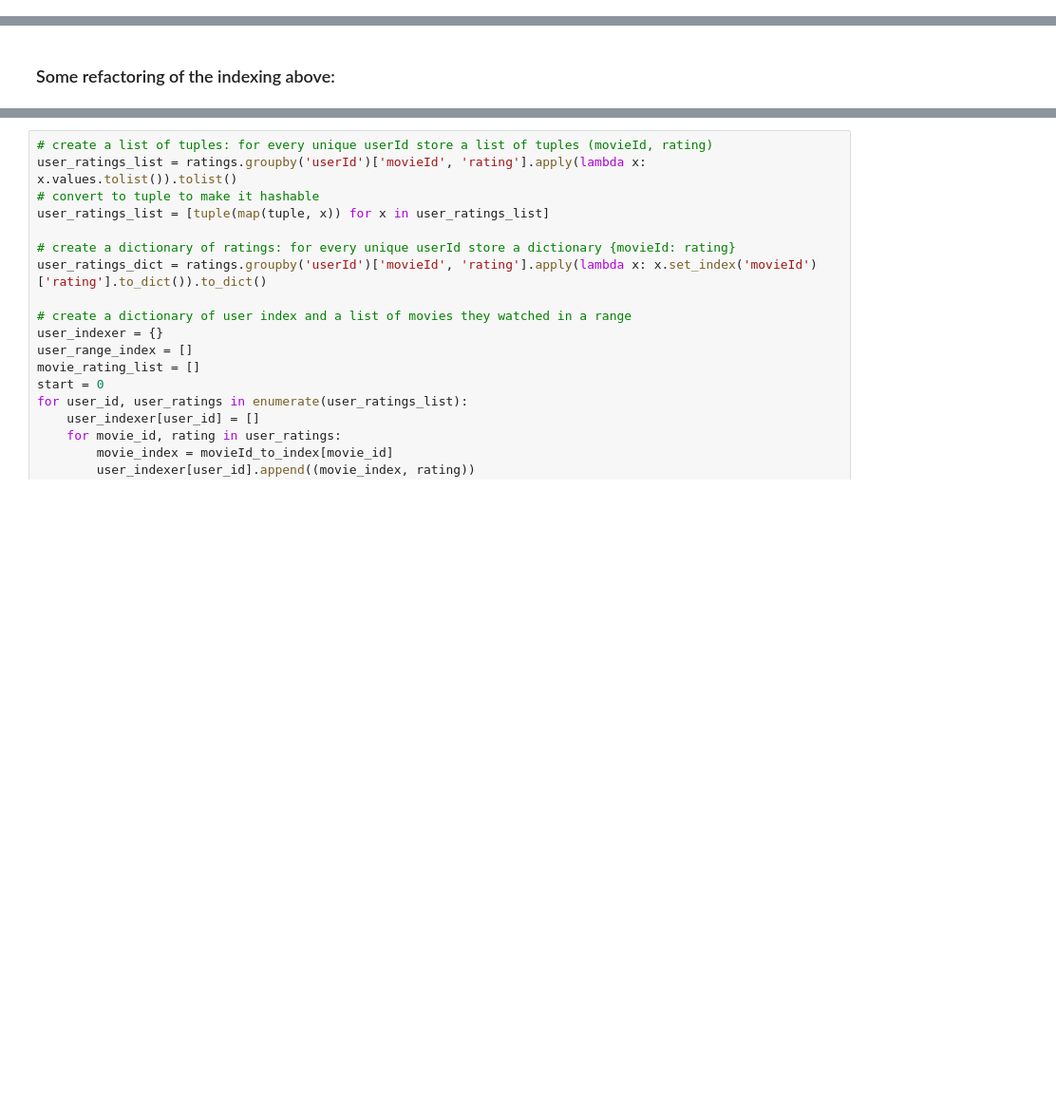
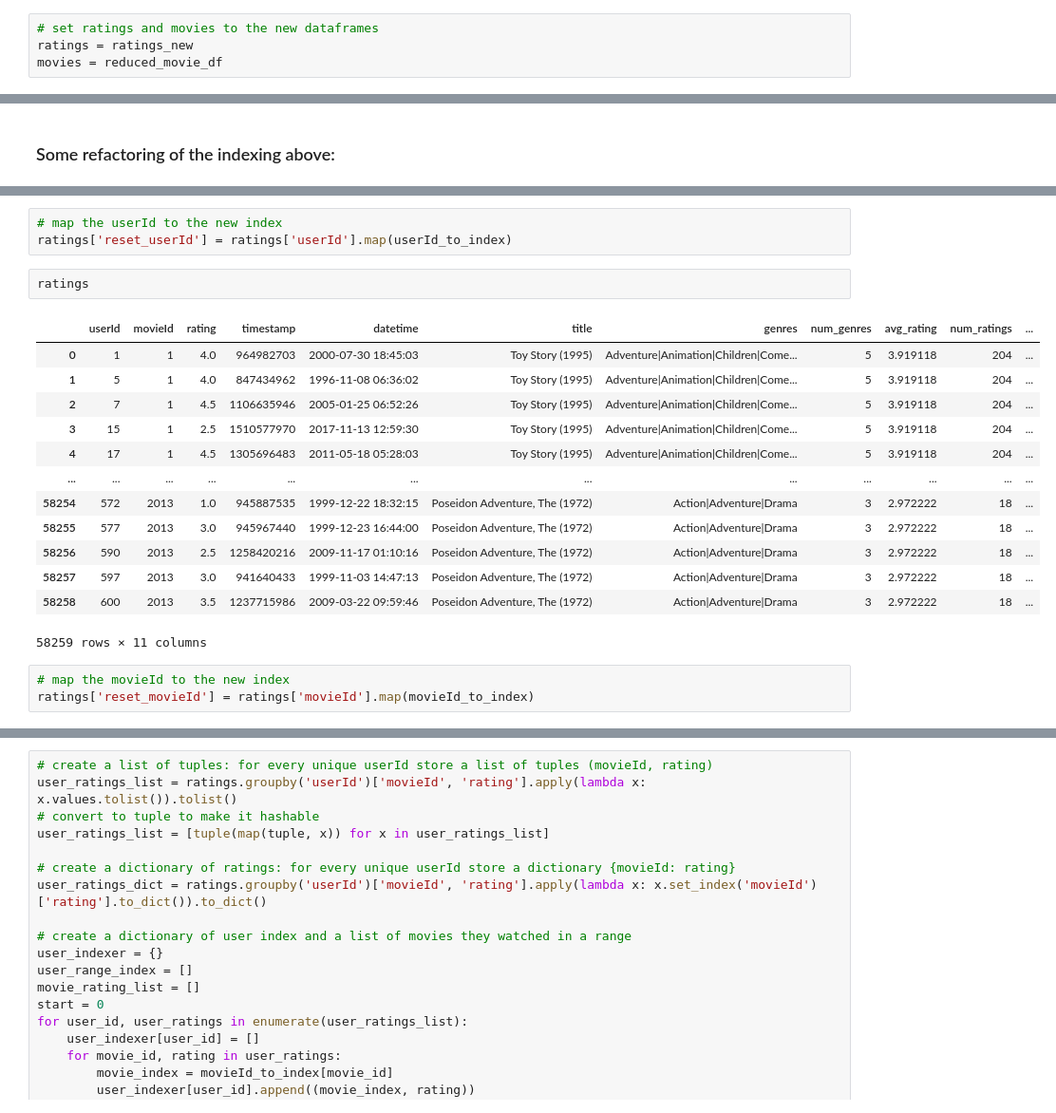
Before and after one commit to pressi-g/movie-recommender-system, a Jupyter notebook: app/notebooks/EDA.ipynb, the cells around one changed output, grey strips where cells are left out. Shown at 95% size. Cells and saved outputs as stored; diff of their text form; blank space fills up the shorter version.

```diff
--- a/app/notebooks/EDA.ipynb
+++ b/app/notebooks/EDA.ipynb
@@ -486,0 +622,4 @@ We will do this in the following steps:
+# %%
+# set ratings and movies to the new dataframes
+ratings = ratings_new
+movies = reduced_movie_df
@@ -690,0 +873,22 @@ index_to_userId
+# %%
+# map the userId to the new index
+ratings['reset_userId'] = ratings['userId'].map(userId_to_index)
+# %%
+ratings
+# %% [output]
+|  | userId | movieId | rating | timestamp | datetime | title | genres | num_genres | avg_rating | num_ratings | ... |
+| 0 | 1 | 1 | 4.0 | 964982703 | 2000-07-30 18:45:03 | Toy Story (1995) | Adventure|Animation|Children|Come... | 5 | 3.919118 | 204 | ... |
+| 1 | 5 | 1 | 4.0 | 847434962 | 1996-11-08 06:36:02 | Toy Story (1995) | Adventure|Animation|Children|Come... | 5 | 3.919118 | 204 | ... |
+| 2 | 7 | 1 | 4.5 | 1106635946 | 2005-01-25 06:52:26 | Toy Story (1995) | Adventure|Animation|Children|Come... | 5 | 3.919118 | 204 | ... |
+| 3 | 15 | 1 | 2.5 | 1510577970 | 2017-11-13 12:59:30 | Toy Story (1995) | Adventure|Animation|Children|Come... | 5 | 3.919118 | 204 | ... |
+| 4 | 17 | 1 | 4.5 | 1305696483 | 2011-05-18 05:28:03 | Toy Story (1995) | Adventure|Animation|Children|Come... | 5 | 3.919118 | 204 | ... |
+| ... | ... | ... | ... | ... | ... | ... | ... | ... | ... | ... | ... |
+| 58254 | 572 | 2013 | 1.0 | 945887535 | 1999-12-22 18:32:15 | Poseidon Adventure, The (1972) | Action|Adventure|Drama | 3 | 2.972222 | 18 | ... |
+| 58255 | 577 | 2013 | 3.0 | 945967440 | 1999-12-23 16:44:00 | Poseidon Adventure, The (1972) | Action|Adventure|Drama | 3 | 2.972222 | 18 | ... |
+| 58256 | 590 | 2013 | 2.5 | 1258420216 | 2009-11-17 01:10:16 | Poseidon Adventure, The (1972) | Action|Adventure|Drama | 3 | 2.972222 | 18 | ... |
+| 58257 | 597 | 2013 | 3.0 | 941640433 | 1999-11-03 14:47:13 | Poseidon Adventure, The (1972) | Action|Adventure|Drama | 3 | 2.972222 | 18 | ... |
+| 58258 | 600 | 2013 | 3.5 | 1237715986 | 2009-03-22 09:59:46 | Poseidon Adventure, The (1972) | Action|Adventure|Drama | 3 | 2.972222 | 18 | ... |
+58259 rows × 11 columns
+# %%
+# map the movieId to the new index
+ratings['reset_movieId'] = ratings['movieId'].map(movieId_to_index)
```
Also changed, not shown: parts of 53 cells of this notebook.
